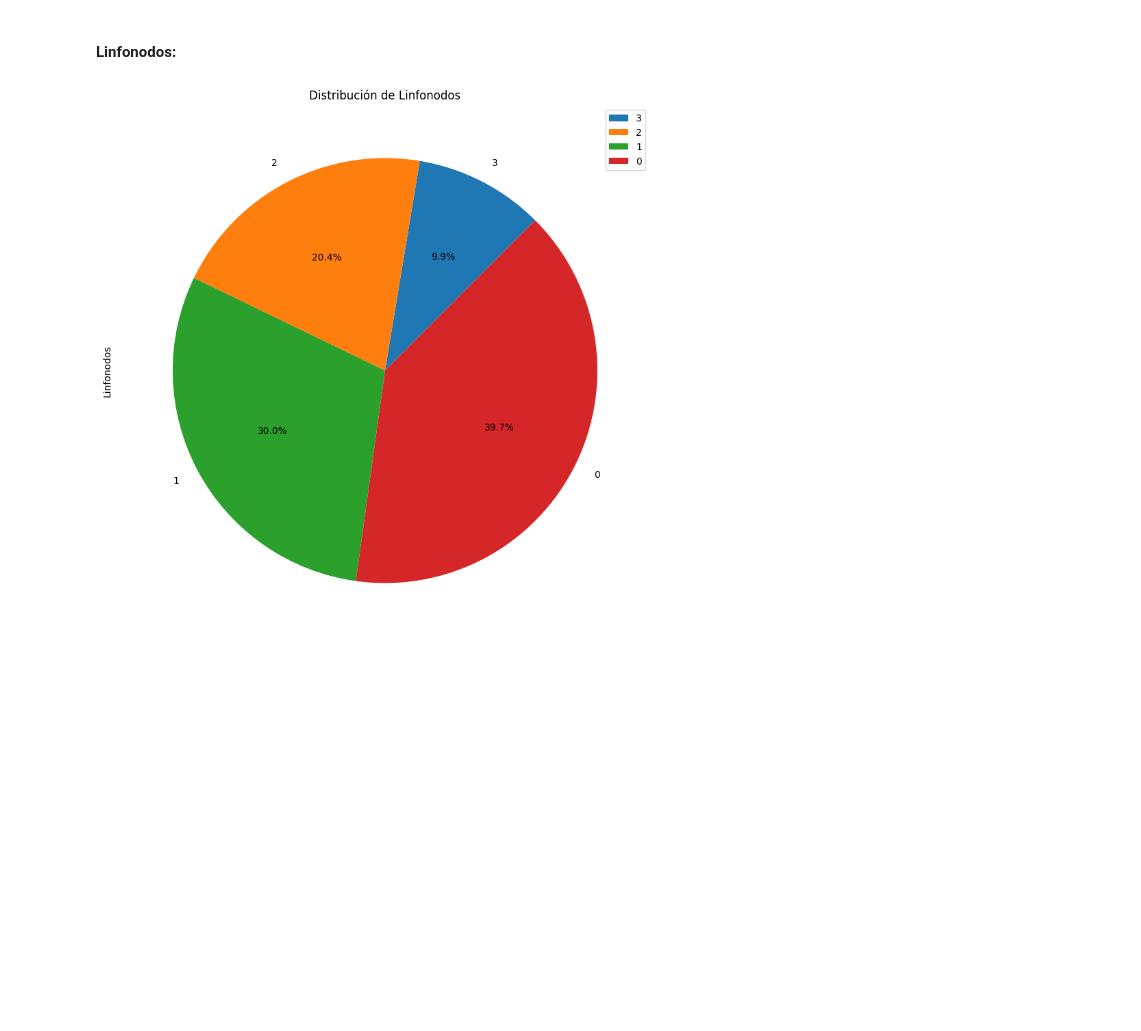
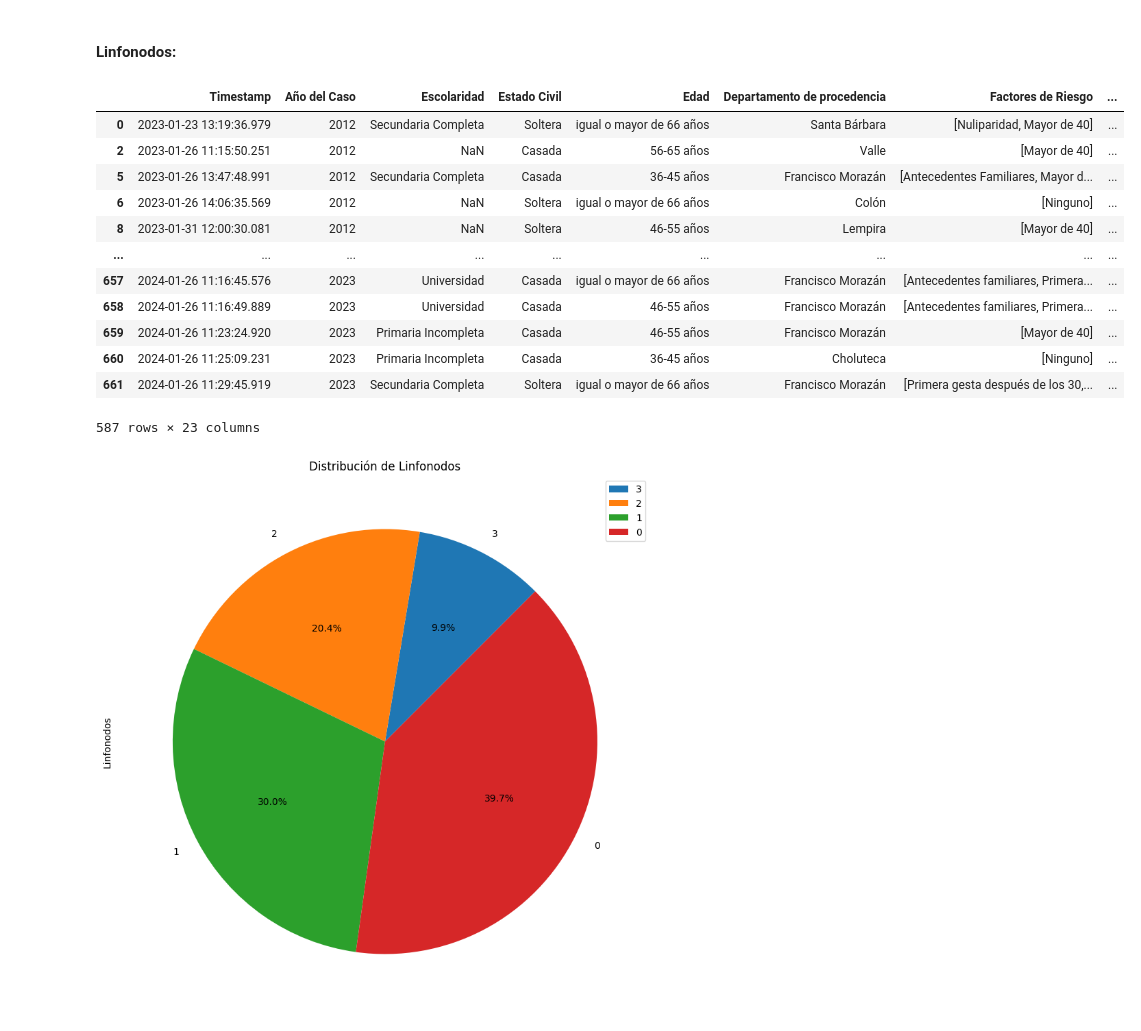
Before and after one commit to slesageq/Survivor_Analysis, a Jupyter notebook: analysis_unfiltered.ipynb, the cells around one changed output. Saved outputs shown, nothing was run; the diff lists cells and outputs as text; code cells hidden in the pictures; blank space fills up the shorter version.

```diff
--- a/analysis_unfiltered.ipynb
+++ b/analysis_unfiltered.ipynb
@@ -874,6 +884,22 @@ univariate_analysis(df, "Estrogeno Recepetor")
 #### Linfonodos:
 # %%
 lymph = df[df["Linfonodos"].notnull()]
+# %%
+lymph
+# %% [output]
+|  | Timestamp | Año del Caso | Escolaridad | Estado Civil | Edad | Departamento de procedencia | Factores de Riesgo | ... |
+| 0 | 2023-01-23 13:19:36.979 | 2012 | Secundaria Completa | Soltera | igual o mayor de 66 años | Santa Bárbara | [Nuliparidad, Mayor de 40] | ... |
+| 2 | 2023-01-26 11:15:50.251 | 2012 | NaN | Casada | 56-65 años | Valle | [Mayor de 40] | ... |
+| 5 | 2023-01-26 13:47:48.991 | 2012 | Secundaria Completa | Casada | 36-45 años | Francisco Morazán | [Antecedentes Familiares, Mayor d... | ... |
+| 6 | 2023-01-26 14:06:35.569 | 2012 | NaN | Soltera | igual o mayor de 66 años | Colón | [Ninguno] | ... |
+| 8 | 2023-01-31 12:00:30.081 | 2012 | NaN | Soltera | 46-55 años | Lempira | [Mayor de 40] | ... |
+| ... | ... | ... | ... | ... | ... | ... | ... | ... |
+| 657 | 2024-01-26 11:16:45.576 | 2023 | Universidad | Casada | igual o mayor de 66 años | Francisco Morazán | [Antecedentes familiares, Primera... | ... |
+| 658 | 2024-01-26 11:16:49.889 | 2023 | Universidad | Casada | 46-55 años | Francisco Morazán | [Antecedentes familiares, Primera... | ... |
+| 659 | 2024-01-26 11:23:24.920 | 2023 | Primaria Incompleta | Casada | 46-55 años | Francisco Morazán | [Mayor de 40] | ... |
+| 660 | 2024-01-26 11:25:09.231 | 2023 | Primaria Incompleta | Casada | 36-45 años | Choluteca | [Ninguno] | ... |
+| 661 | 2024-01-26 11:29:45.919 | 2023 | Secundaria Completa | Soltera | igual o mayor de 66 años | Francisco Morazán | [Primera gesta después de los 30,... | ... |
+587 rows × 23 columns
 # %%
 univariate_analysis(lymph, "Linfonodos")
 # %% [output]
```
Also changed, not shown: parts of 4 cells of this notebook.
